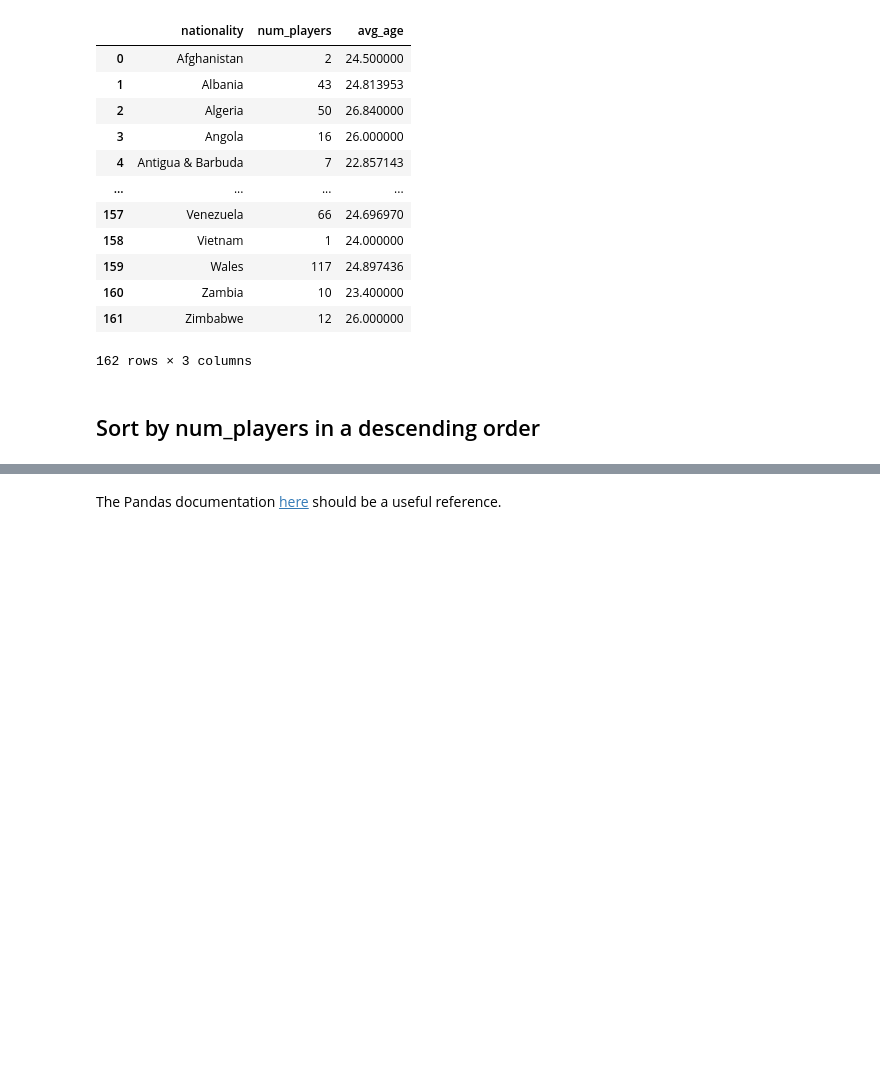
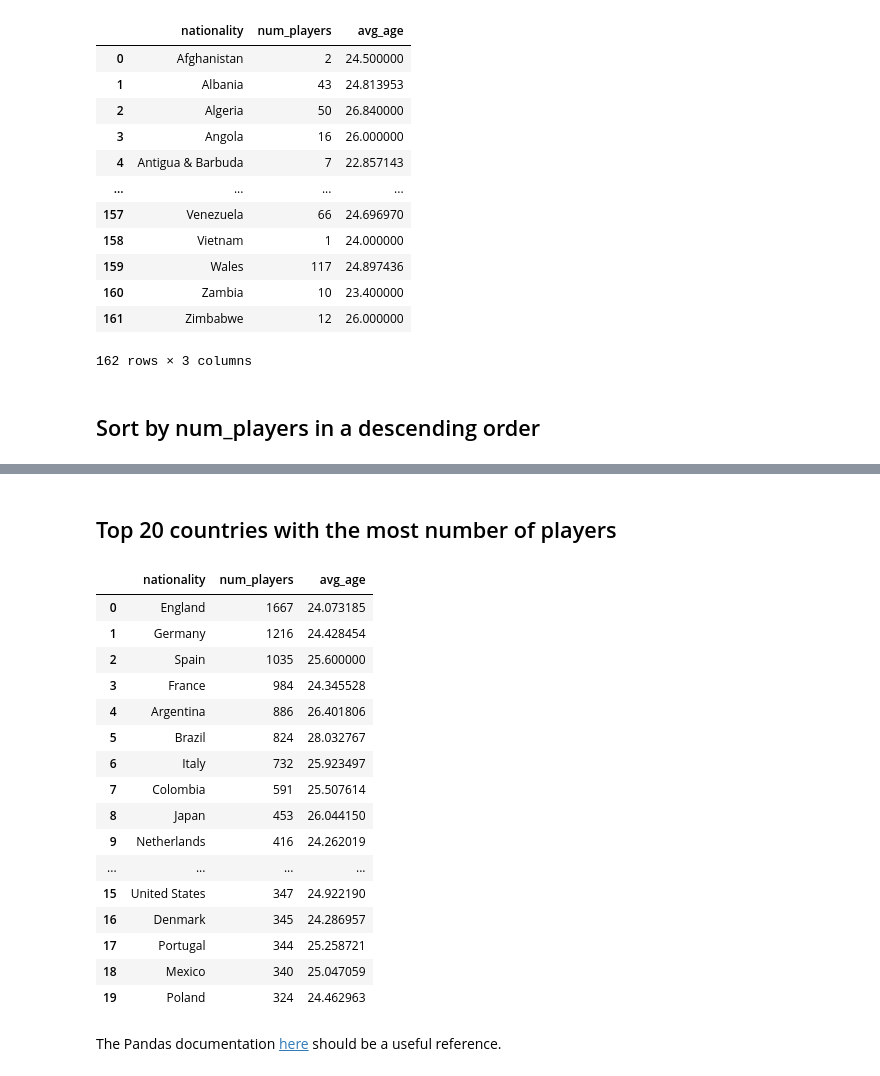
Before and after one commit to heesukjang/W209_DataViz_Summer2023, a Jupyter notebook: Unit_Assignments/Week_02_Assignment_Starter.ipynb, the cells around one changed output, grey strips where cells are left out. Cells and saved outputs as stored; diff of their text form; code cells hidden in the pictures; blank space fills up the shorter version.

```diff
--- a/Unit_Assignments/Week_02_Assignment_Starter.ipynb
+++ b/Unit_Assignments/Week_02_Assignment_Starter.ipynb
@@ -74,3 +81,25 @@ num_players_and_avg_age.sort_values(by=['num_players'], ascending=False)
 162 rows × 3 columns
+# %% [markdown]
+## Top 20 countries with the most number of players
+# %%
+sorted_num_players_and_avg_age.head(20).reset_index(drop=True)
+# %% [output]
+|  | nationality | num_players | avg_age |
+| 0 | England | 1667 | 24.073185 |
+| 1 | Germany | 1216 | 24.428454 |
+| 2 | Spain | 1035 | 25.600000 |
+| 3 | France | 984 | 24.345528 |
+| 4 | Argentina | 886 | 26.401806 |
+| 5 | Brazil | 824 | 28.032767 |
+| 6 | Italy | 732 | 25.923497 |
+| 7 | Colombia | 591 | 25.507614 |
+| 8 | Japan | 453 | 26.044150 |
+| 9 | Netherlands | 416 | 24.262019 |
+| ... | ... | ... | ... |
+| 15 | United States | 347 | 24.922190 |
+| 16 | Denmark | 345 | 24.286957 |
+| 17 | Portugal | 344 | 25.258721 |
+| 18 | Mexico | 340 | 25.047059 |
+| 19 | Poland | 324 | 24.462963 |
 # %% [markdown]
 The Pandas documentation [here](https://pandas.pydata.org/pandas-docs/stable/user_guide/groupby.html#applying-multiple-functions-at-once) should be a useful reference.
```
Also changed, not shown: parts of 3 cells of this notebook.
